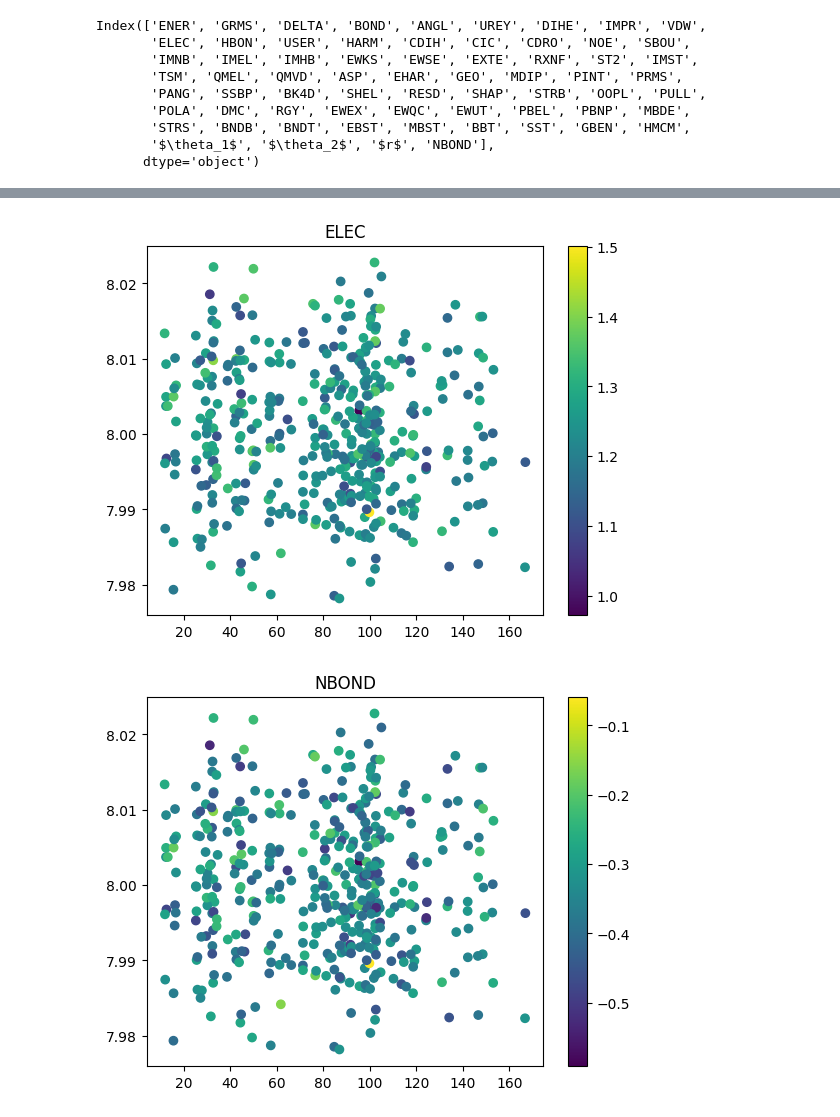
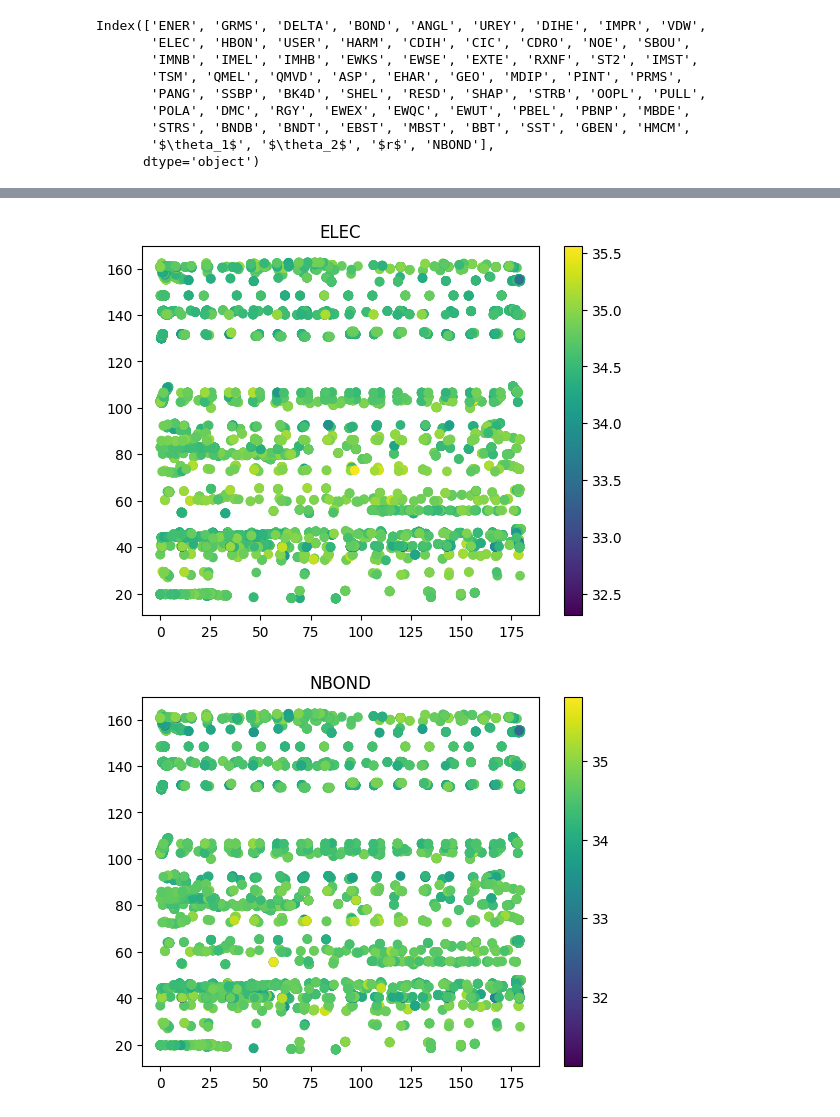
Before and after one commit to EricBoittier/JaxPycharmm, a Jupyter notebook: notebooks/workflow/dimers/conf-gen.ipynb, the cells around one changed output, grey strips where cells are left out. Drawn from its saved outputs; the diff is of its cells as text; code cells hidden in the pictures.

```diff
--- a/notebooks/workflow/dimers/conf-gen.ipynb
+++ b/notebooks/workflow/dimers/conf-gen.ipynb
@@ -233,5 +289,5 @@ array([1, 1, 1, 1, 1, 1, 1, 1, 1, 1, 1, 1, 1, 1, 1, 1, 1, 1, 1, 1, 6, 6,
 # %%
-all_atoms = make_rotations(A, B, distance = 8)
+all_atoms = make_rotations(A, B, distance = 8, n_monomer_a=N_atoms_monomer)
 # %%
 len(all_atoms)
 # %% [output]
@@ -247,22 +299,23 @@ Atoms(symbols='H20C10', pbc=[False, False, True], cell=[[22.539832969729883, -1.
 # %%
-refA = state_atoms[:15]
-refB = state_atoms[15:]
+refA = state_atoms[:N_atoms_monomer]
+refB = state_atoms[N_atoms_monomer:]
 n_failed = 0
 for k in min_confs.keys():
     for _ in min_confs[k]:
         try:
             _ = reorder_atoms(_[0], refA)
-            set_pycharmm_xyz(_.get_positions())
-            # setupRes.mini()
-            _.set_positions(coor.get_positions().to_numpy())
+            if _ is not None:
+                set_pycharmm_xyz(_.get_positions())
+                # setupRes.mini()
+                _.set_positions(coor.get_positions().to_numpy())
 
-            _R = _.get_positions()
-            _R += ((np.random.normal(size=np.prod(_R.shape)).reshape(_R.shape))*0.01)
-            _.set_positions(_R)
-            A = _[:15]
-            B = _[15:]
-            for rotated in make_rotations(A, B, distance = 8):
-                all_atoms.append(rotated)
+                _R = _.get_positions()
+                _R += ((np.random.normal(size=np.prod(_R.shape)).reshape(_R.shape))*0.01)
+                _.set_positions(_R)
+                A = _[:N_atoms_monomer]
+                B = _[N_atoms_monomer:]
+                for rotated in make_rotations(A, B, distance = 8, n_monomer_a=N_atoms_monomer):
+                    all_atoms.append(rotated)
         except ValueError as valEr:
             print(valEr)
             print(k, n_failed)
@@ -296,14 +347,19 @@ view_pycharmm_state()
 all_atoms_data = []
 for _ in all_atoms:
     set_pycharmm_xyz(_.get_positions())
+
+    setupRes.mini(nbxmod=1)
+    setupRes.mini(nbxmod=5)
+    energy.show()
+
     _data = energy.get_energy().to_dict()
     _data = {x:_data[x][0] for x in _data}
 
-    c1,n1 = get_mean_plane(_[:15])
-    c2,n2 = get_mean_plane(_[15:])
+    c1,n1 = get_mean_plane(_[:N_atoms_monomer])
+    c2,n2 = get_mean_plane(_[N_atoms_monomer:])
     theta1 = angle_between_planes(n1, n2)
     theta2 = angle_between_planes(c1, c2)
-    com_r = com_dist(_,15)
+    com_r = com_dist(_,N_atoms_monomer)
     _data.update(
         {"$\\theta_1$": theta1,
          "$\\theta_2$": theta2,
@@ -327,5 +437,5 @@ Index(['ENER', 'GRMS', 'DELTA', 'BOND', 'ANGL', 'UREY', 'DIHE', 'IMPR', 'VDW',
 # %%
-_ = _[_["NBOND"] < 30]
+_ = _[_["ENER"] < 38]
 # %%
 _[["$\\theta_1$", "$\\theta_2$", "$r$", "VDW", "ELEC","NBOND"]]
 # %% [output]
@@ -374,6 +484,6 @@ for k in ["$\\theta_1$", "$\\theta_2$", "$r$",]:
 # %%
 for k in ["VDW", "ELEC", "NBOND"]:
-    s = plt.scatter(_ ["$\\theta_1$"],_ ["$r$"], c=_[k])
+    s = plt.scatter(_ ["$\\theta_1$"],_["$\\theta_2$"], c=_[k])
     plt.colorbar(s)
     plt.title(k)
     plt.show()
@@ -382,2 +492,2 @@ for k in ["VDW", "ELEC", "NBOND"]:
-[figure, old version]
+[figure, new version]
-[figure, old version]
+[figure, new version]
```
Also changed, not shown: parts of 83 cells of this notebook, 24 other files.
